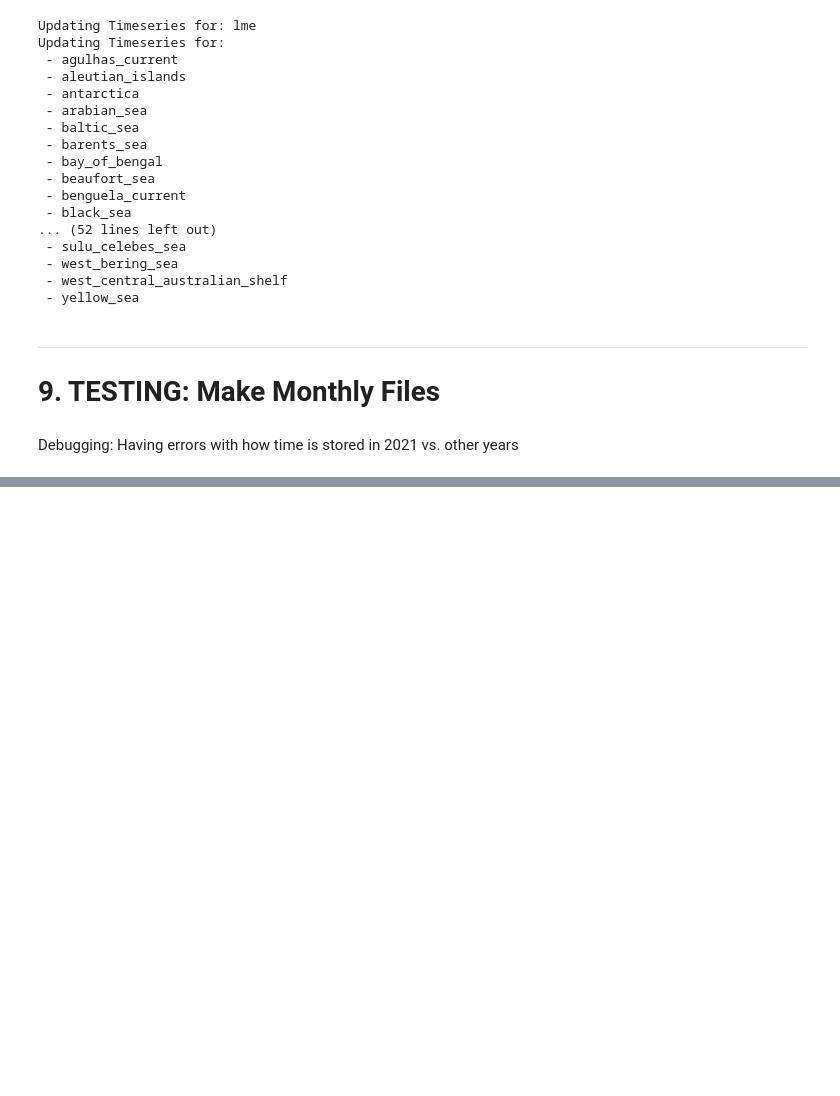
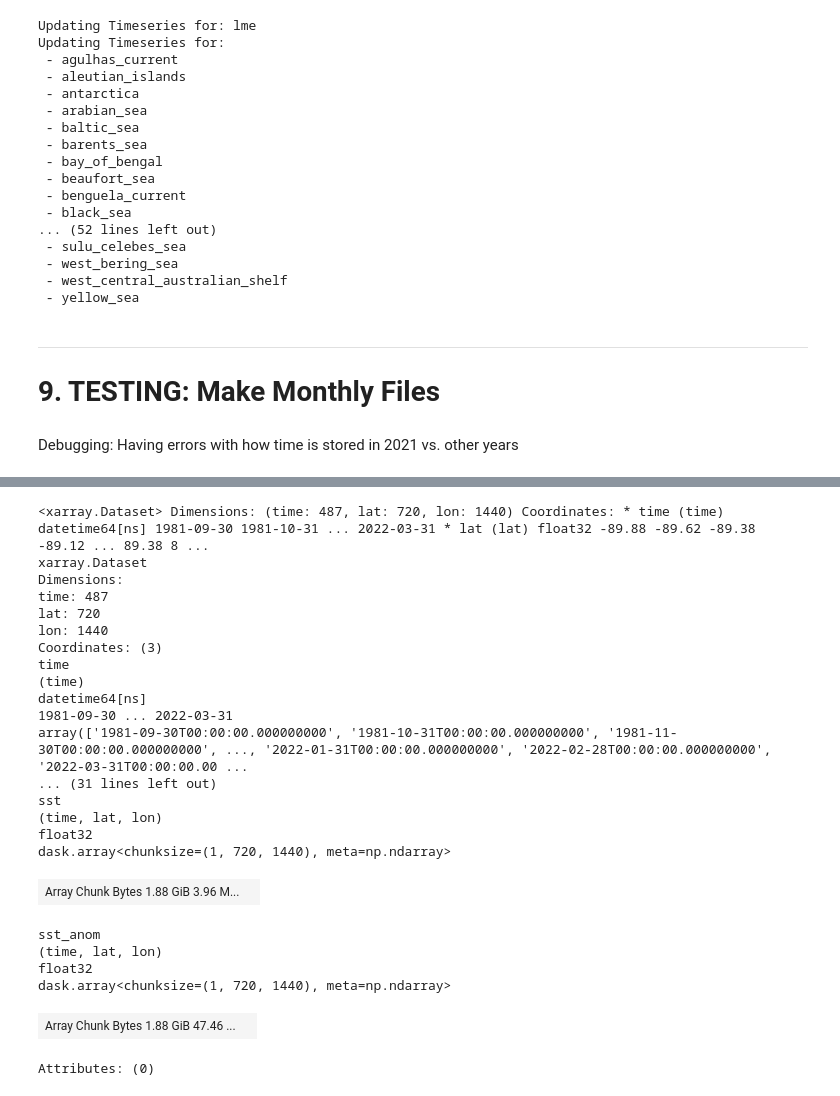
Before and after one commit to adamkemberling/oisst_mainstays, a Jupyter notebook: notebooks/Update_00_All_Products_Update.ipynb, the cells around one changed output, grey strips where cells are left out. Drawn from its saved outputs; the diff is of its cells as text; code cells hidden in the pictures; blank space fills up the shorter version.

```diff
--- a/notebooks/Update_00_All_Products_Update.ipynb
+++ b/notebooks/Update_00_All_Products_Update.ipynb
@@ -309,3 +265,57 @@ To avoid creating the large chunks, set the option
+# %%
+# Combine to same Dataset
+month_tidy = xr.merge([oisst_months, anom_months.rename({"sst": "sst_anom"})])
+
+
+# Set Attributes: TBD
+month_tidy.attrs = {
+    "Conventions"   : "CF-1.5",
+    "title"         : "NOAA/NCEI 1/4 Degree Daily Optimum Interpolation Sea Surface Temperature (OISST) Analysis, Version 2.1",
+    "institution"   : "NOAA/National Centers for Environmental Information",
+    "source"        : "NOAA/NCEI https://www.ncei.noaa.gov/data/sea-surface-temperature-optimum-interpolation/v2.1/access/avhrr/",
+    "References"    : "https://www.psl.noaa.gov/data/gridded/data.noaa.oisst.v2.highres.html",
+    "dataset_title" : "NOAA Daily Optimum Interpolation Sea Surface Temperature, Monthly Averages",
+    "version"       : "Version 2.1",
+    "comment"       : "Reynolds, et al.(2007) Daily High-Resolution-Blended Analyses for Sea Surface Temperature (available at https://doi.org/10.1175/2007JCLI1824.1). Banzon, et al.(2016) A long-term record of blended satellite and in situ sea-surface temperature for climate monitoring, modeling and environmental studies (available at https://doi.org/10.5194/essd-8-165-2016). Huang et al. (2020) Improvements of the Daily Optimum Interpolation Sea Surface Temperature (DOISST) Version v02r01, submitted.Climatology is based on 1971-2000 OI.v2 SST. Satellite data: Pathfinder AVHRR SST and Navy AVHRR SST. Ice data: NCEP Ice and GSFC Ice. Data less than 15 days old may be subject to revision."
+
+  }
+
+# Time attrs
+month_tidy.time.attrs =  {
+    'long_name' : 'Month',
+    'delta_t'   : '0000-01-00 00:00:00',
+    'avg_period': '0000-01-00 00:00:00',
+    'axis'      : 'T'
+}
+
+
+# Last check:
+month_tidy
+# %% [output]
+<xarray.Dataset> Dimensions: (time: 487, lat: 720, lon: 1440) Coordinates: * time (time) datetime64[ns] 1981-09-30 1981-10-31 ... 2022-03-31 * lat (lat) float32 -89.88 -89.62 -89.38 -89.12 ... 89.38 8 ...
+xarray.Dataset
+Dimensions:
+time: 487
+lat: 720
+lon: 1440
+Coordinates: (3)
+time
+(time)
+datetime64[ns]
+1981-09-30 ... 2022-03-31
+array(['1981-09-30T00:00:00.000000000', '1981-10-31T00:00:00.000000000', '1981-11-30T00:00:00.000000000', ..., '2022-01-31T00:00:00.000000000', '2022-02-28T00:00:00.000000000', '2022-03-31T00:00:00.00 ...
+... (31 lines left out)
+sst
+(time, lat, lon)
+float32
+dask.array<chunksize=(1, 720, 1440), meta=np.ndarray>
+| Array Chunk Bytes 1.88 GiB 3.96 M... |  |
+sst_anom
+(time, lat, lon)
+float32
+dask.array<chunksize=(1, 720, 1440), meta=np.ndarray>
+| Array Chunk Bytes 1.88 GiB 47.46 ... |  |
+Attributes: (0)
 # %%
 # Save out monthly netcdf
 out_path = f'{box_root}RES_Data/OISST/oisst_mainstays/monthly_averages/oisst_monthly.nc'
```
Also changed, not shown: parts of 13 cells of this notebook, 2 other files.
